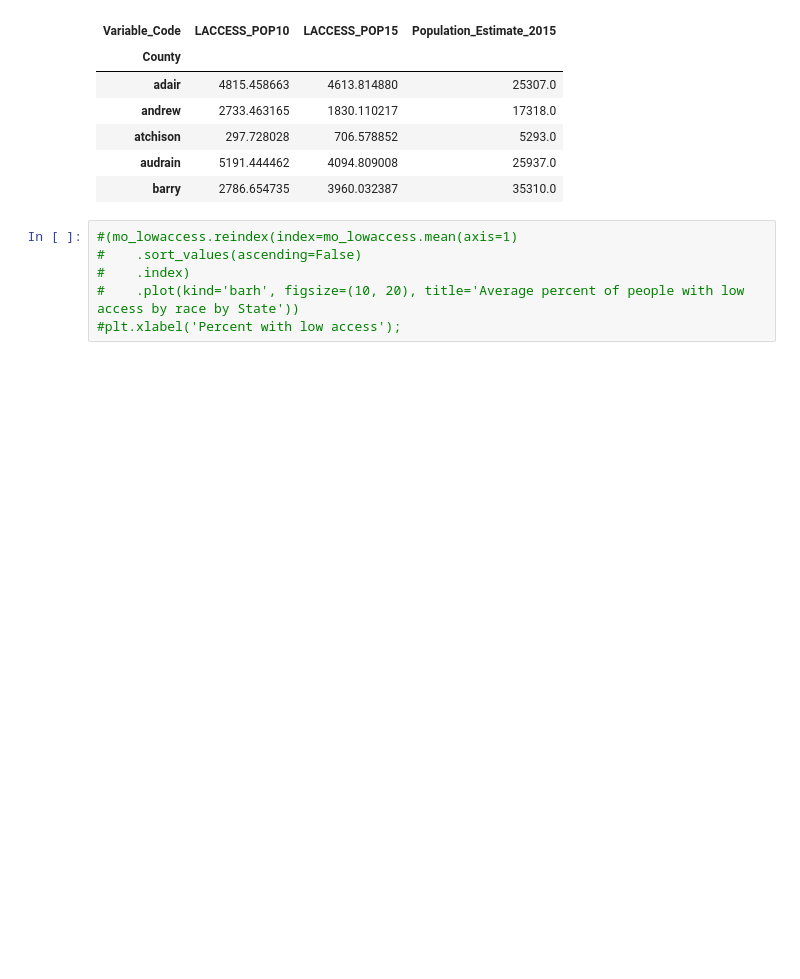
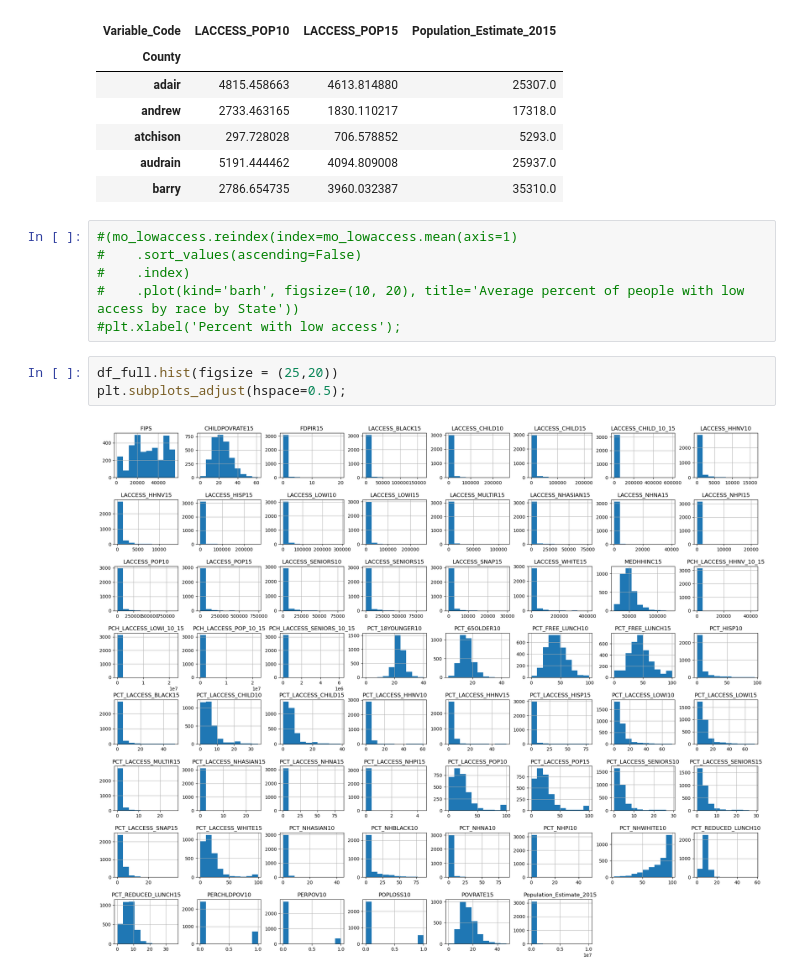
Before and after one commit to gabbycjames/DataScience_Capstone, a Jupyter notebook: DataWrangling.ipynb, the cells around one changed output. Cells and saved outputs as stored; diff of their text form; blank space fills up the shorter version.

```diff
--- a/DataWrangling.ipynb
+++ b/DataWrangling.ipynb
@@ -912,4 +912,9 @@ mo_lowaccess.head()
 #    .index)
 #    .plot(kind='barh', figsize=(10, 20), title='Average percent of people with low access by race by State'))
 #plt.xlabel('Percent with low access');
+# %%
+df_full.hist(figsize = (25,20))
+plt.subplots_adjust(hspace=0.5);
+# %% [output]
+[figure, added]
 # %%
```
Also changed, not shown: parts of 2 cells of this notebook.
